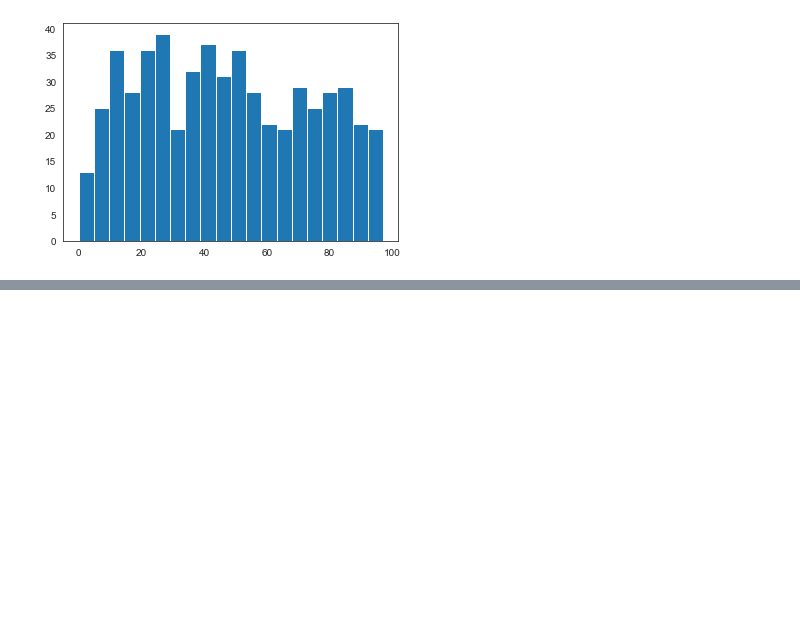
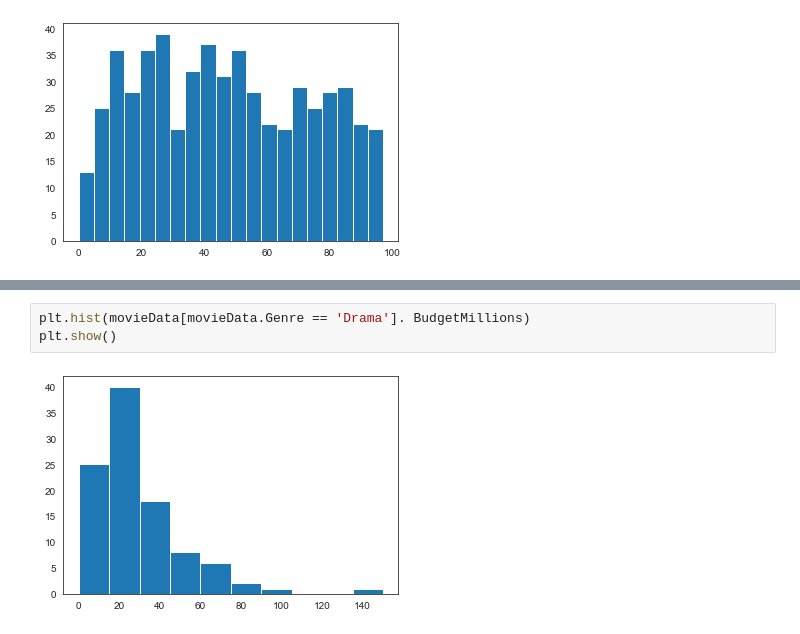
Before and after one commit to 07vikash/Movie-Rating-analysis, a Jupyter notebook: Movie-rating-analysis.ipynb, the cells around one changed output, grey strips where cells are left out. Drawn from its saved outputs; the diff is of its cells as text; blank space fills up the shorter version.

Commit message:
Some visual for different type of case

```diff
--- a/Movie-rating-analysis.ipynb
+++ b/Movie-rating-analysis.ipynb
@@ -292 +290,6 @@ plt.hist(movieData.BudgetMillions)
 [figure]
+# %%
+plt.hist(movieData[movieData.Genre == 'Drama']. BudgetMillions)
+plt.show()
+# %% [output]
+[figure, added]
```
Also changed, not shown: parts of 15 cells of this notebook.
